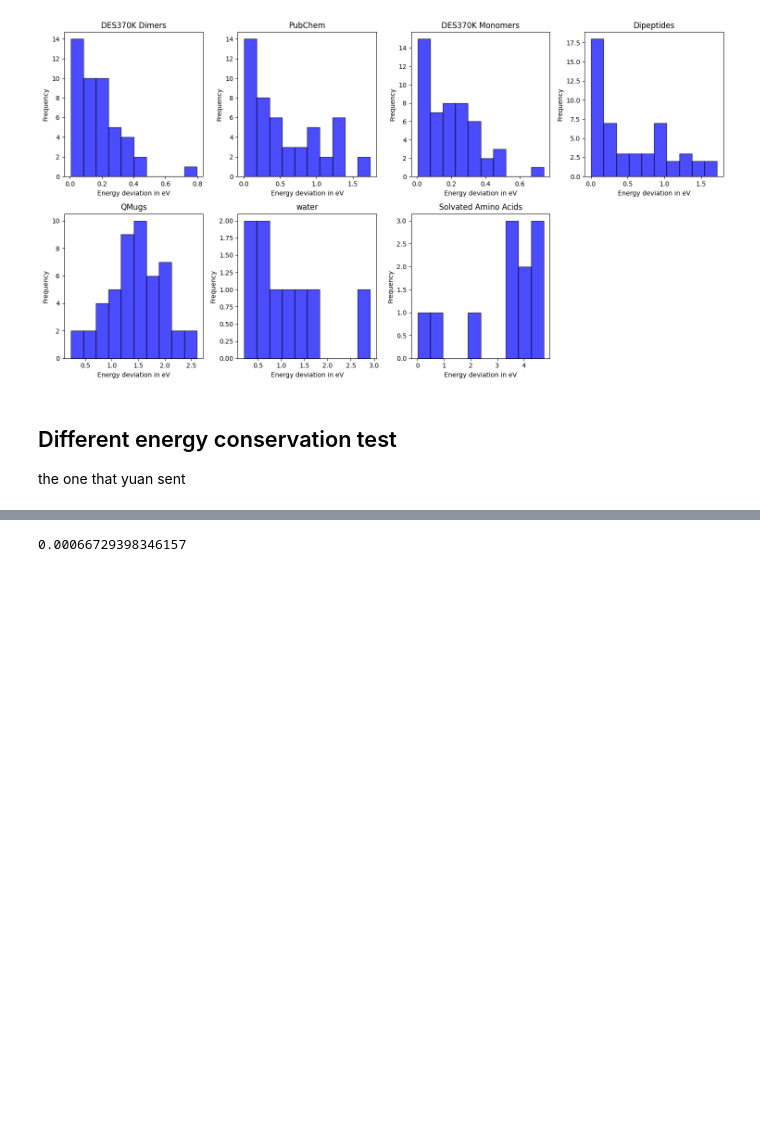
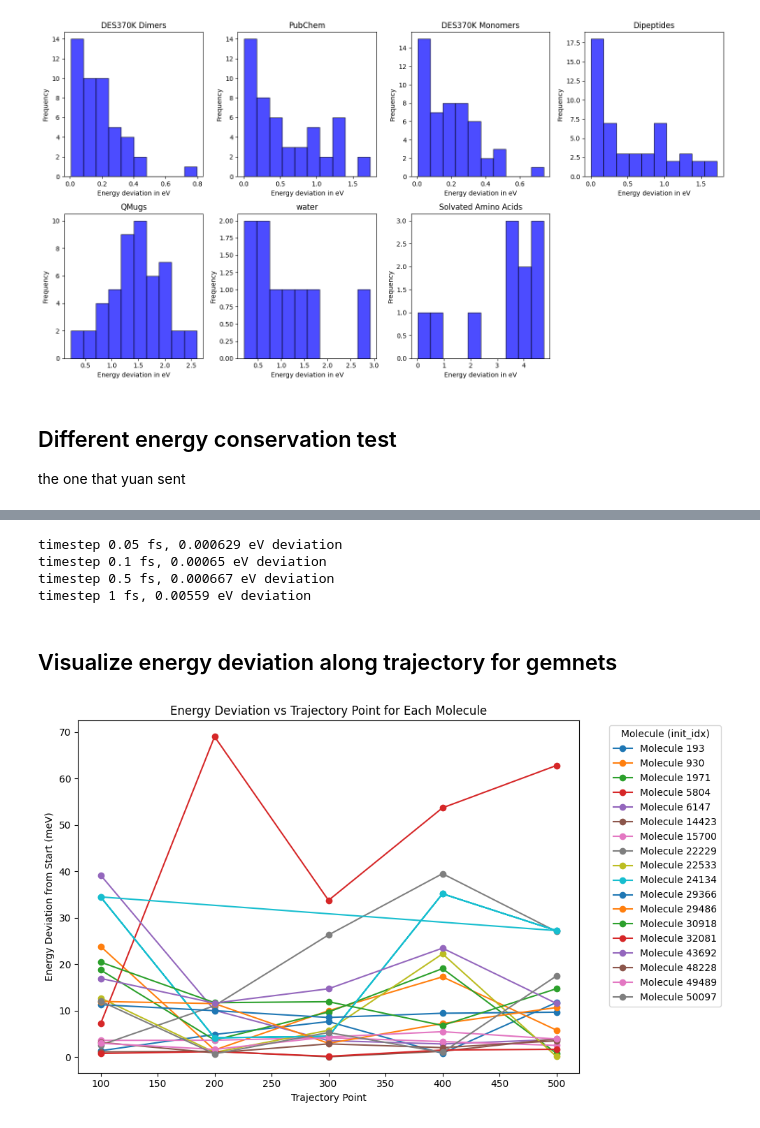
Before and after one commit to christine-zhang1/mdsim, a Jupyter notebook: md_scripts/sim_analysis.ipynb, the cells around one changed output, grey strips where cells are left out. Drawn from its saved outputs; the diff is of its cells as text; code cells hidden in the pictures; blank space fills up the shorter version.

```diff
--- a/md_scripts/sim_analysis.ipynb
+++ b/md_scripts/sim_analysis.ipynb
@@ -540,14 +530,50 @@ total_deviation / (n*N)
-# %%
-# testing the energy conservation test that yuan sent
-big_ts = '../MODELPATH/spice_all_gemnet_t_maceoff_split_mine/md_25ps_123_init_45000/thermo.log'
-df = pd.read_csv(big_ts, delim_whitespace=True)
-etot_values = df['Etot[eV]']
-initial_e = etot_values[0]
-total_deviation = 0
-for i in range(1, len(etot_values)):
-    total_deviation += abs(etot_values[i] - initial_e)
-n = len(etot_values)  # number of samples
-N = 14  # for 14 atoms in the molecule
-total_deviation / (n*N)
-# %% [output]
-0.00066729398346157
+# %%
+log_files = [
+    '../MODELPATH/spice_all_gemnet_t_maceoff_split_mine/md_0.05fs_step_25ps_123_init_45000/thermo.log',
+    '../MODELPATH/spice_all_gemnet_t_maceoff_split_mine/md_0.1fs_step_25ps_123_init_45000/thermo.log',
+    '../MODELPATH/spice_all_gemnet_t_maceoff_split_mine/md_25ps_123_init_45000/thermo.log',
+    '../MODELPATH/spice_all_gemnet_t_maceoff_split_mine/md_1fs_step_25ps_123_init_45000/thermo.log'
+]
+timesteps = [0.05, 0.1, 0.5, 1]
+for i, log_file in enumerate(log_files):
+    print(f'timestep {timesteps[i]} fs, {get_yuan_energy_deviation(log_file).round(6)} eV deviation')
+# %% [output]
+timestep 0.05 fs, 0.000629 eV deviation
+timestep 0.1 fs, 0.00065 eV deviation
+timestep 0.5 fs, 0.000667 eV deviation
+timestep 1 fs, 0.00559 eV deviation
+# %% [markdown]
+## Visualize energy deviation along trajectory for gemnets
+# %%
+# Load the CSV file into a DataFrame
+file_path = "records_spice_molecules_set/gemnet_t_full_traj.csv"  # Replace with your actual file path
+df = pd.read_csv(file_path)
+
+df["energy deviation from start (meV)"] = df["energy deviation from start (meV)"].abs()
+
+# Group by 'init_idx' to handle each molecule separately
+groups = df.groupby('init_idx')
+
+# Set up the plot
+plt.figure(figsize=(10, 6))
+
+# Loop through each group and plot the data
+for name, group in groups:
+    plt.plot(
+        group["traj_point"],
+        group["energy deviation from start (meV)"],
+        marker='o',
+        label=f'Molecule {name}'
+    )
+
+# Customize the plot
+plt.xlabel("Trajectory Point")
+plt.ylabel("Energy Deviation from Start (meV)")
+plt.title("Energy Deviation vs Trajectory Point for Each Molecule")
+plt.legend(title="Molecule (init_idx)", bbox_to_anchor=(1.05, 1), loc='upper left')
+plt.tight_layout()
+
+# Show the plot
+plt.show()
+# %% [output]
+[figure, added]
```
Also changed, not shown: parts of 5 cells of this notebook, 6 other files.
